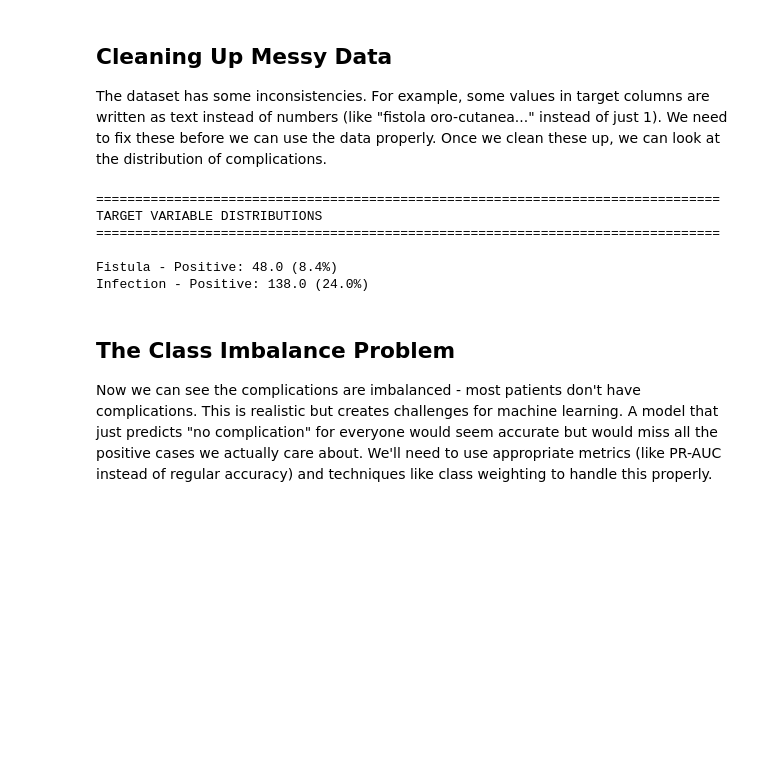
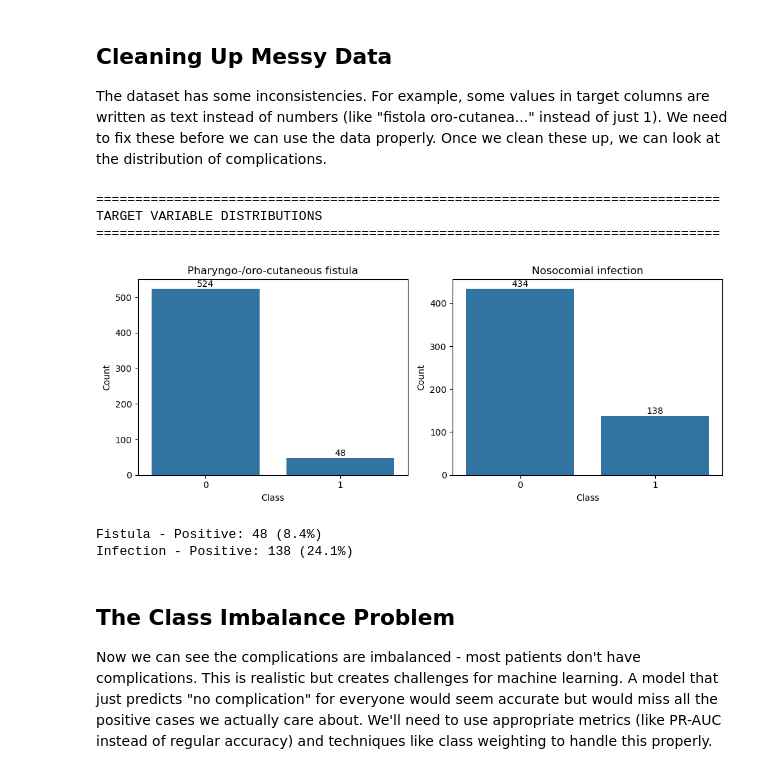
Before and after one commit to adsp-polito/2026-P6-ENT-icipate, a Jupyter notebook: adsp_notebook.ipynb, the cells around one changed output. Cells and saved outputs as stored; diff of their text form; code cells hidden in the pictures; blank space fills up the shorter version.

```diff
--- a/adsp_notebook.ipynb
+++ b/adsp_notebook.ipynb
@@ -149,37 +171,44 @@ os.makedirs(plots_folder, exist_ok=True)
 # %%
 # 2.3 Target Variable Distribution Analysis
 print("\n" + "=" * 80)
 print("TARGET VARIABLE DISTRIBUTIONS")
 print("=" * 80)
 
 target_columns = ['Pharyngo-/oro-cutaneous fistula', 'Nosocomial infection']
+
+# Drop rows with missing values in target columns
+df = df.dropna(subset=target_columns)
+
+# Convert target columns to integer type
+for col in target_columns:
+    df[col] = pd.to_numeric(df[col], errors='coerce').fillna(0).astype(int)
 
 fig, axes = plt.subplots(1, 2, figsize=(10,4))
 
 for idx, target in enumerate(target_columns):
     sns.countplot(data=df, x=target, ax=axes[idx])
     axes[idx].set_title(f"{target}")
     axes[idx].set_ylabel("Count")
     axes[idx].set_xlabel("Class")
     for p in axes[idx].patches:
         height = p.get_height()
         axes[idx].annotate(f'{int(height)}',
                           (p.get_x() + p.get_width() / 2., height),
                           ha='center', va='bottom')
 
 plt.tight_layout()
 plt.savefig("model_results/plots/target_variable_distribution.png")
-plt.close()
+plt.show()
 
 print(f"\nFistula - Positive: {df[target_columns[0]].sum()} ({100*df[target_columns[0]].sum()/len(df):.1f}%)")
 print(f"Infection - Positive: {df[target_columns[1]].sum()} ({100*df[target_columns[1]].sum()/len(df):.1f}%)")
 # %% [output]
 ================================================================================
 TARGET VARIABLE DISTRIBUTIONS
 ================================================================================
-
-Fistula - Positive: 48.0 (8.4%)
-Infection - Positive: 138.0 (24.0%)
+[figure, added]
+Fistula - Positive: 48 (8.4%)
+Infection - Positive: 138 (24.1%)
 # %% [markdown]
 ## The Class Imbalance Problem
 
```
Also changed, not shown: parts of 4 cells of this notebook.
